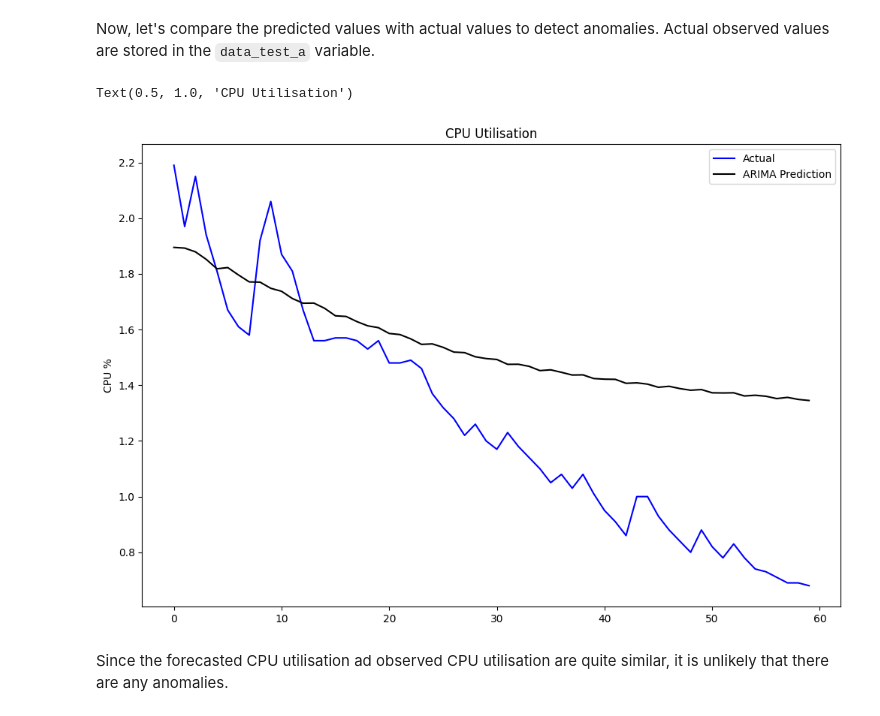
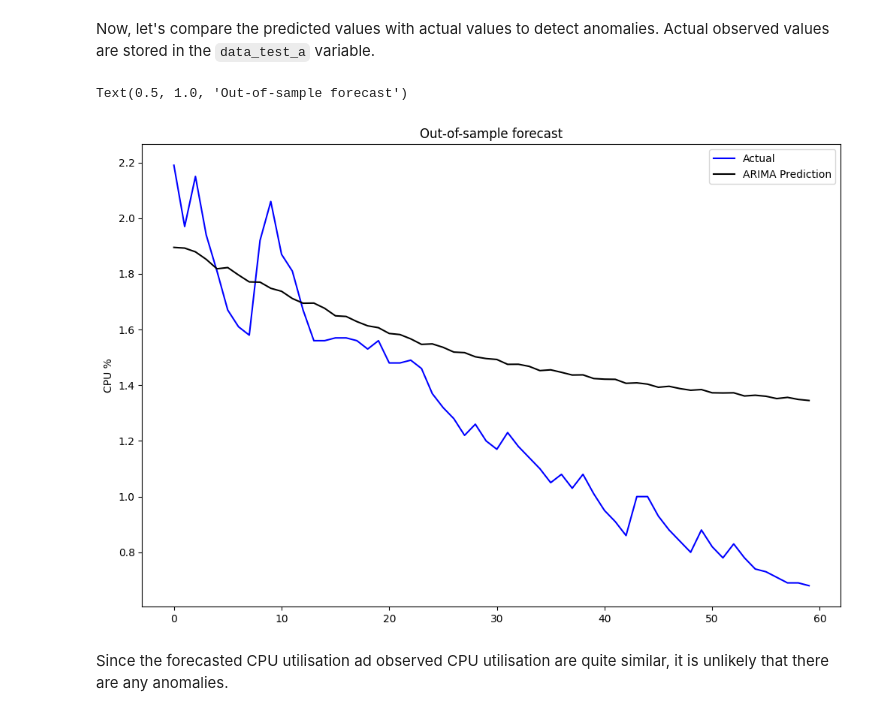
Before and after one commit to hasan-rakibul/AI-cybersec, a Jupyter notebook: lab_10/lab_10.ipynb, the cells around one changed output. Saved outputs shown, nothing was run; the diff lists cells and outputs as text; code cells hidden in the pictures.

```diff
--- a/lab_10/lab_10.ipynb
+++ b/lab_10/lab_10.ipynb
@@ -91,13 +120,24 @@ y_pred = model_a_fit.forecast(steps=len(data_test_a))
 # %%
+# Out-of-sample forecast
+y_pred_test = model_a_fit.forecast(
+    steps=len(data_test_a)
+)
+
+# Same could be achieved using:
+# y_pred_test = model_a_fit.predict(
+#     start=len(data_train_a),
+#     end=len(data_train_a)+len(data_test_a)
+# )
+
 plt.figure(figsize=(12, 8))
 plt.plot(data_test_a['cpu'].to_numpy(), color='blue', label='Actual')
-plt.plot(y_pred, color='black', label='ARIMA Prediction')
+plt.plot(y_pred_test, color='black', label='ARIMA Prediction')
 plt.legend()
 plt.ylabel('CPU %')
-plt.title('CPU Utilisation')
+plt.title('Out-of-sample forecast')
 # %% [output]
-Text(0.5, 1.0, 'CPU Utilisation')
+Text(0.5, 1.0, 'Out-of-sample forecast')
-[figure, old version]
+[figure, new version]
 # %% [markdown]
 Since the forecasted CPU utilisation ad observed CPU utilisation are quite similar, it is unlikely that there are any anomalies.
 # %% [markdown]
```
Also changed, not shown: parts of 4 cells of this notebook.
